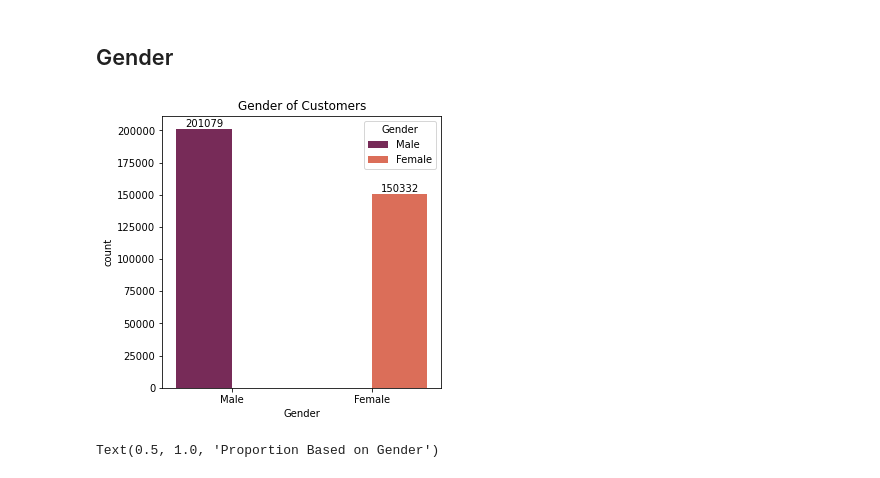
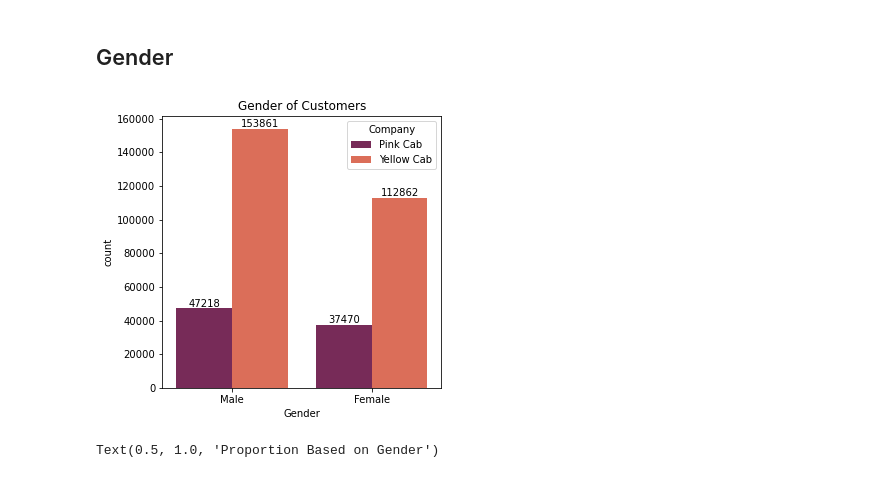
Before and after one commit to KierraDangerfield/Data-Glacier, a Jupyter notebook: Week_2/Insight for Cab Investment Firm.ipynb, the cells around one changed output. Saved outputs shown, nothing was run; the diff lists cells and outputs as text; code cells hidden in the pictures.

```diff
--- a/Week_2/Insight for Cab Investment Firm.ipynb
+++ b/Week_2/Insight for Cab Investment Firm.ipynb
@@ -771,14 +771,14 @@ Text(0.5, 1.0, 'Proportion Based on Payment_Mode')
 ## Gender
 # %%
 fig, ax = plt.subplots(figsize=(5,5))
-sns.countplot(data=masterData, x="Gender", hue="Gender", palette="rocket")
+sns.countplot(data=masterData, x="Gender", hue="Company", palette="rocket")
 
 plt.title("Gender of Customers")
 
 for container in ax.containers:
     ax.bar_label(container)
 # %% [output]
-[figure, old version]
+[figure, new version]
 # %%
 colors= sns.color_palette('rocket')
 al = masterData["Gender"].value_counts()
```
Also changed, not shown: parts of 2 cells of this notebook, 14 other files.
